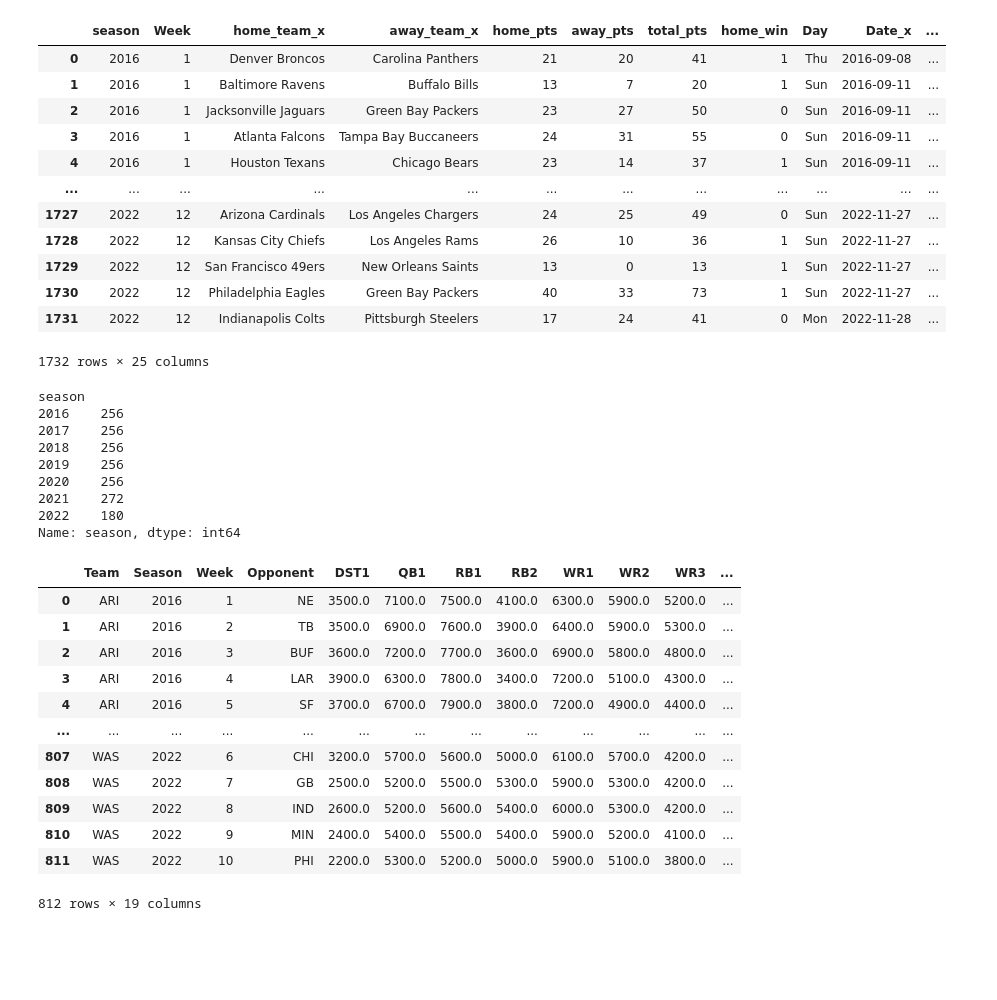
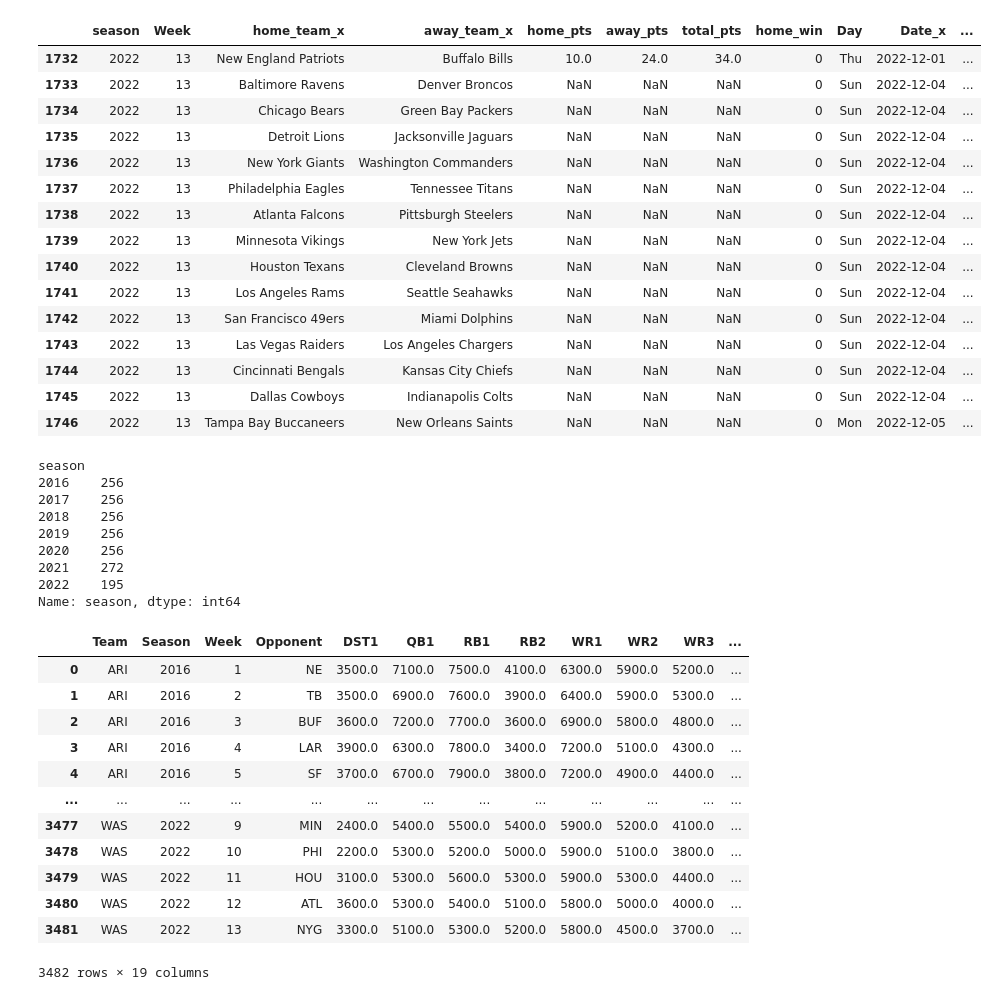
Before and after one commit to robertbingaman/dfs-odds, a Jupyter notebook: 4. Join Sources.ipynb, the cells around one changed output. Drawn from its saved outputs; the diff is of its cells as text; code cells hidden in the pictures; blank space fills up the shorter version.

```diff
--- a/4. Join Sources.ipynb
+++ b/4. Join Sources.ipynb
@@ -4,7 +4,10 @@ import pandas as pd
 import numpy as np
 # %%
 games = pd.read_csv('data/game_results.csv',index_col=0)
+games_current = pd.read_csv('data/current_week_games.csv',index_col =0)
 odds = pd.read_csv('data/odds_final.csv',index_col=0)
 salaries = pd.read_csv('data/dfs_salaries.csv',index_col=0)
+# %%
+games = games.append(games_current)
 # %%
 games_odds = pd.merge(games, odds, how = 'left', left_on=['Date','home_abbr','away_abbr'],right_on=['date_match','home_abbr','away_abbr'])
@@ -11,21 +35,24 @@ games_odds = pd.merge(games, odds, how = 'left', left_on=['Date','home_abbr','aw
 # %%
 pd.set_option('display.max_columns', None)
 # %%
-games_odds
+games_odds[(games_odds['season'] == 2022) & (games_odds['Week'] == 13)]
 # %% [output]
 |  | season | Week | home_team_x | away_team_x | home_pts | away_pts | total_pts | home_win | Day | Date_x | ... |
-| 0 | 2016 | 1 | Denver Broncos | Carolina Panthers | 21 | 20 | 41 | 1 | Thu | 2016-09-08 | ... |
-| 1 | 2016 | 1 | Baltimore Ravens | Buffalo Bills | 13 | 7 | 20 | 1 | Sun | 2016-09-11 | ... |
-| 2 | 2016 | 1 | Jacksonville Jaguars | Green Bay Packers | 23 | 27 | 50 | 0 | Sun | 2016-09-11 | ... |
-| 3 | 2016 | 1 | Atlanta Falcons | Tampa Bay Buccaneers | 24 | 31 | 55 | 0 | Sun | 2016-09-11 | ... |
-| 4 | 2016 | 1 | Houston Texans | Chicago Bears | 23 | 14 | 37 | 1 | Sun | 2016-09-11 | ... |
-| ... | ... | ... | ... | ... | ... | ... | ... | ... | ... | ... | ... |
-| 1727 | 2022 | 12 | Arizona Cardinals | Los Angeles Chargers | 24 | 25 | 49 | 0 | Sun | 2022-11-27 | ... |
-| 1728 | 2022 | 12 | Kansas City Chiefs | Los Angeles Rams | 26 | 10 | 36 | 1 | Sun | 2022-11-27 | ... |
-| 1729 | 2022 | 12 | San Francisco 49ers | New Orleans Saints | 13 | 0 | 13 | 1 | Sun | 2022-11-27 | ... |
-| 1730 | 2022 | 12 | Philadelphia Eagles | Green Bay Packers | 40 | 33 | 73 | 1 | Sun | 2022-11-27 | ... |
-| 1731 | 2022 | 12 | Indianapolis Colts | Pittsburgh Steelers | 17 | 24 | 41 | 0 | Mon | 2022-11-28 | ... |
+| 1732 | 2022 | 13 | New England Patriots | Buffalo Bills | 10.0 | 24.0 | 34.0 | 0 | Thu | 2022-12-01 | ... |
+| 1733 | 2022 | 13 | Baltimore Ravens | Denver Broncos | NaN | NaN | NaN | 0 | Sun | 2022-12-04 | ... |
+| 1734 | 2022 | 13 | Chicago Bears | Green Bay Packers | NaN | NaN | NaN | 0 | Sun | 2022-12-04 | ... |
+| 1735 | 2022 | 13 | Detroit Lions | Jacksonville Jaguars | NaN | NaN | NaN | 0 | Sun | 2022-12-04 | ... |
+| 1736 | 2022 | 13 | New York Giants | Washington Commanders | NaN | NaN | NaN | 0 | Sun | 2022-12-04 | ... |
+| 1737 | 2022 | 13 | Philadelphia Eagles | Tennessee Titans | NaN | NaN | NaN | 0 | Sun | 2022-12-04 | ... |
+| 1738 | 2022 | 13 | Atlanta Falcons | Pittsburgh Steelers | NaN | NaN | NaN | 0 | Sun | 2022-12-04 | ... |
+| 1739 | 2022 | 13 | Minnesota Vikings | New York Jets | NaN | NaN | NaN | 0 | Sun | 2022-12-04 | ... |
+| 1740 | 2022 | 13 | Houston Texans | Cleveland Browns | NaN | NaN | NaN | 0 | Sun | 2022-12-04 | ... |
+| 1741 | 2022 | 13 | Los Angeles Rams | Seattle Seahawks | NaN | NaN | NaN | 0 | Sun | 2022-12-04 | ... |
+| 1742 | 2022 | 13 | San Francisco 49ers | Miami Dolphins | NaN | NaN | NaN | 0 | Sun | 2022-12-04 | ... |
+| 1743 | 2022 | 13 | Las Vegas Raiders | Los Angeles Chargers | NaN | NaN | NaN | 0 | Sun | 2022-12-04 | ... |
+| 1744 | 2022 | 13 | Cincinnati Bengals | Kansas City Chiefs | NaN | NaN | NaN | 0 | Sun | 2022-12-04 | ... |
+| 1745 | 2022 | 13 | Dallas Cowboys | Indianapolis Colts | NaN | NaN | NaN | 0 | Sun | 2022-12-04 | ... |
+| 1746 | 2022 | 13 | Tampa Bay Buccaneers | New Orleans Saints | NaN | NaN | NaN | 0 | Mon | 2022-12-05 | ... |
-1732 rows × 25 columns
 # %%
 games_odds.groupby(['season'])['season'].count()
 # %% [output]
@@ -36,7 +63,7 @@ season
 2019    256
 2020    256
 2021    272
-2022    180
+2022    195
 Name: season, dtype: int64
 # %%
 salary_home = pd.merge(salaries, games[['home_abbr','season','Week']], how = 'left', left_on=['Team','Season','Week'],right_on=['home_abbr','season','Week'])
@@ -56,12 +83,12 @@ salary_home
 | 3 | ARI | 2016 | 4 | LAR | 3900.0 | 6300.0 | 7800.0 | 3400.0 | 7200.0 | 5100.0 | 4300.0 | ... |
 | 4 | ARI | 2016 | 5 | SF | 3700.0 | 6700.0 | 7900.0 | 3800.0 | 7200.0 | 4900.0 | 4400.0 | ... |
 | ... | ... | ... | ... | ... | ... | ... | ... | ... | ... | ... | ... | ... |
-| 807 | WAS | 2022 | 6 | CHI | 3200.0 | 5700.0 | 5600.0 | 5000.0 | 6100.0 | 5700.0 | 4200.0 | ... |
-| 808 | WAS | 2022 | 7 | GB | 2500.0 | 5200.0 | 5500.0 | 5300.0 | 5900.0 | 5300.0 | 4200.0 | ... |
-| 809 | WAS | 2022 | 8 | IND | 2600.0 | 5200.0 | 5600.0 | 5400.0 | 6000.0 | 5300.0 | 4200.0 | ... |
-| 810 | WAS | 2022 | 9 | MIN | 2400.0 | 5400.0 | 5500.0 | 5400.0 | 5900.0 | 5200.0 | 4100.0 | ... |
-| 811 | WAS | 2022 | 10 | PHI | 2200.0 | 5300.0 | 5200.0 | 5000.0 | 5900.0 | 5100.0 | 3800.0 | ... |
+| 3477 | WAS | 2022 | 9 | MIN | 2400.0 | 5400.0 | 5500.0 | 5400.0 | 5900.0 | 5200.0 | 4100.0 | ... |
+| 3478 | WAS | 2022 | 10 | PHI | 2200.0 | 5300.0 | 5200.0 | 5000.0 | 5900.0 | 5100.0 | 3800.0 | ... |
+| 3479 | WAS | 2022 | 11 | HOU | 3100.0 | 5300.0 | 5600.0 | 5300.0 | 5900.0 | 5300.0 | 4400.0 | ... |
+| 3480 | WAS | 2022 | 12 | ATL | 3600.0 | 5300.0 | 5400.0 | 5100.0 | 5800.0 | 5000.0 | 4000.0 | ... |
+| 3481 | WAS | 2022 | 13 | NYG | 3300.0 | 5100.0 | 5300.0 | 5200.0 | 5800.0 | 4500.0 | 3700.0 | ... |
-812 rows × 19 columns
+3482 rows × 19 columns
 # %%
 home_away_salaries = salary_home.pivot(index = ['key'],columns = 'homeaway',values = ['DST1','QB1','RB1','RB2','WR1','WR2','WR3','WR4','TE1','TE2']).reset_index()
 # %%
```
Also changed, not shown: parts of 6 cells of this notebook, 5 other files.
